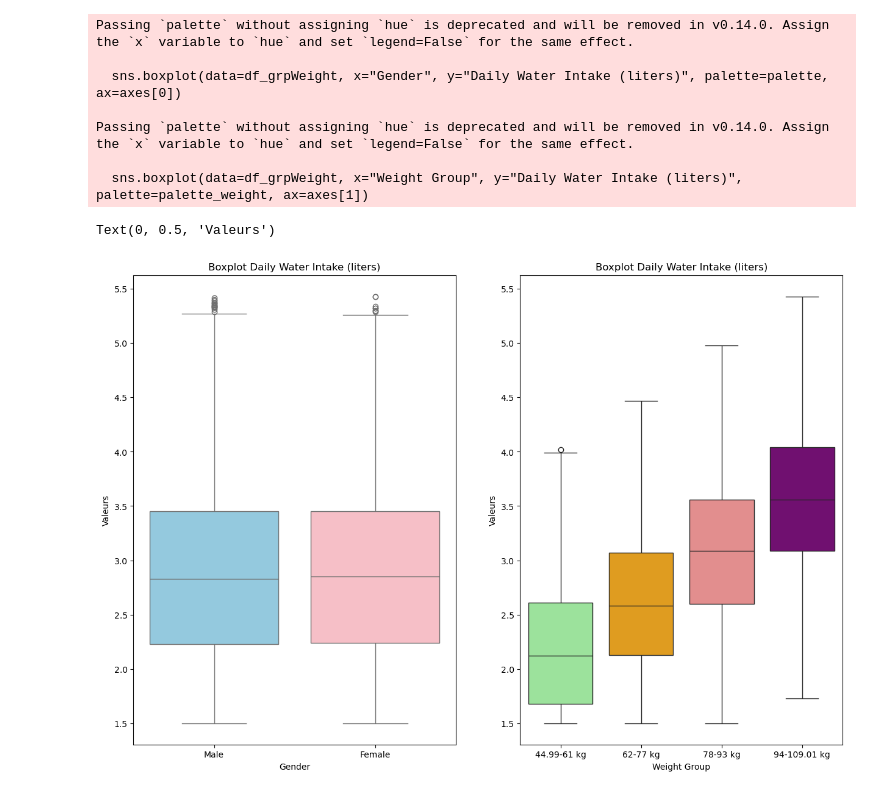
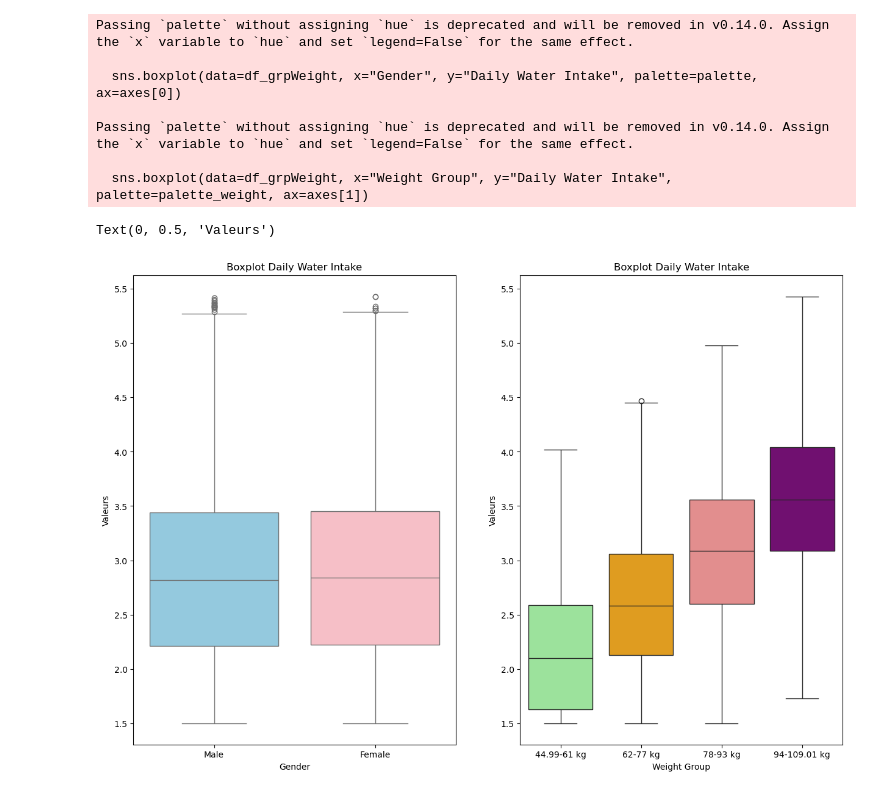
Before and after one commit to Tlassalle0/WaterAnalysis, a Jupyter notebook: scripts/5_analysis_visualisation.ipynb, the cells around one changed output. Drawn from its saved outputs; the diff is of its cells as text; code cells hidden in the pictures.

```diff
--- a/scripts/5_analysis_visualisation.ipynb
+++ b/scripts/5_analysis_visualisation.ipynb
@@ -4,6 +4,6 @@ import pandas as pd #panda is a library that help the use of DataFrame
 import matplotlib.pyplot as plt
 import seaborn as sns
 
-df=pd.read_csv('C:/Users/MV_pe/OneDrive/Documents/Ynov/B3_(2025-2026)/Analyse et Exploration de Données/Projet/WaterAnalysis/data/2-interim/Daily_Water_Intake_Cleaned.csv')
+df=pd.read_csv('../data/2_cleaned/water_intake_cleaned.csv')
 df.describe()
 # %% [output]
@@ -35,37 +35,37 @@ Text(0, 0.5, 'Valeurs')
 # %%
 fig, axes = plt.subplots(1,2, figsize=(15, 10))
 palette = {'Male': 'skyblue', 'Female': 'lightpink'}
 bins = [44.99, 61, 77, 93, 109.01]
 labels = ['44.99-61 kg', '62-77 kg', '78-93 kg', '94-109.01 kg']
 df_grpWeight = df.copy()
-df_grpWeight['Weight Group'] = pd.cut(df_grpWeight['Weight (kg)'], bins=bins, labels=labels,include_lowest=True)
+df_grpWeight['Weight Group'] = pd.cut(df_grpWeight['Weight'], bins=bins, labels=labels,include_lowest=True)
 palette_weight = {
     '44.99-61 kg': 'lightgreen',
     '62-77 kg': 'orange',
     '78-93 kg': 'lightcoral',
     '94-109.01 kg': 'purple'
 }
 
 
 
 
-sns.boxplot(data=df_grpWeight, x="Gender", y="Daily Water Intake (liters)", palette=palette, ax=axes[0])
-axes[0].set_title('Boxplot Daily Water Intake (liters)')
+sns.boxplot(data=df_grpWeight, x="Gender", y="Daily Water Intake", palette=palette, ax=axes[0])
+axes[0].set_title('Boxplot Daily Water Intake')
 axes[0].set_ylabel('Valeurs')
 
-sns.boxplot(data=df_grpWeight, x="Weight Group", y="Daily Water Intake (liters)", palette=palette_weight, ax=axes[1])
-axes[1].set_title('Boxplot Daily Water Intake (liters)')
+sns.boxplot(data=df_grpWeight, x="Weight Group", y="Daily Water Intake", palette=palette_weight, ax=axes[1])
+axes[1].set_title('Boxplot Daily Water Intake')
 axes[1].set_ylabel('Valeurs')
 # %% [output]
 Passing `palette` without assigning `hue` is deprecated and will be removed in v0.14.0. Assign the `x` variable to `hue` and set `legend=False` for the same effect.
 
-  sns.boxplot(data=df_grpWeight, x="Gender", y="Daily Water Intake (liters)", palette=palette, ax=axes[0])
+  sns.boxplot(data=df_grpWeight, x="Gender", y="Daily Water Intake", palette=palette, ax=axes[0])
 
 Passing `palette` without assigning `hue` is deprecated and will be removed in v0.14.0. Assign the `x` variable to `hue` and set `legend=False` for the same effect.
 
-  sns.boxplot(data=df_grpWeight, x="Weight Group", y="Daily Water Intake (liters)", palette=palette_weight, ax=axes[1])
+  sns.boxplot(data=df_grpWeight, x="Weight Group", y="Daily Water Intake", palette=palette_weight, ax=axes[1])
 Text(0, 0.5, 'Valeurs')
-[figure, old version]
+[figure, new version]
 # %%
 fig, ax = plt.subplots(figsize=(15, 10))
 palette = {'Male': 'skyblue', 'Female': 'lightpink'}
```
Also changed, not shown: parts of 7 cells of this notebook, 3 other files.
